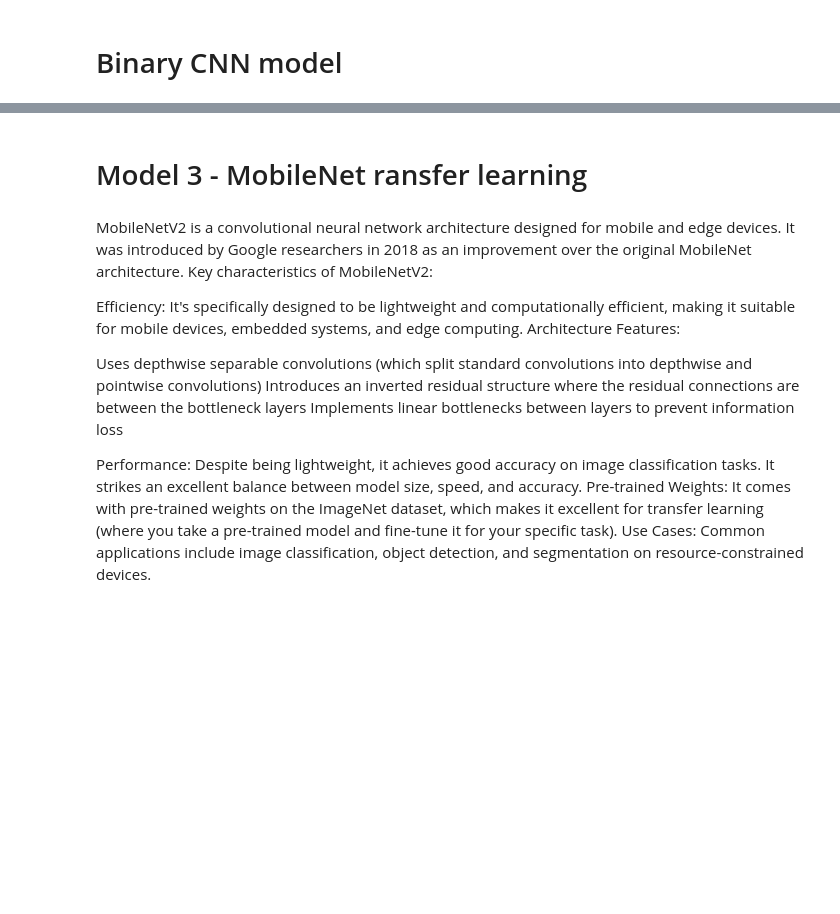
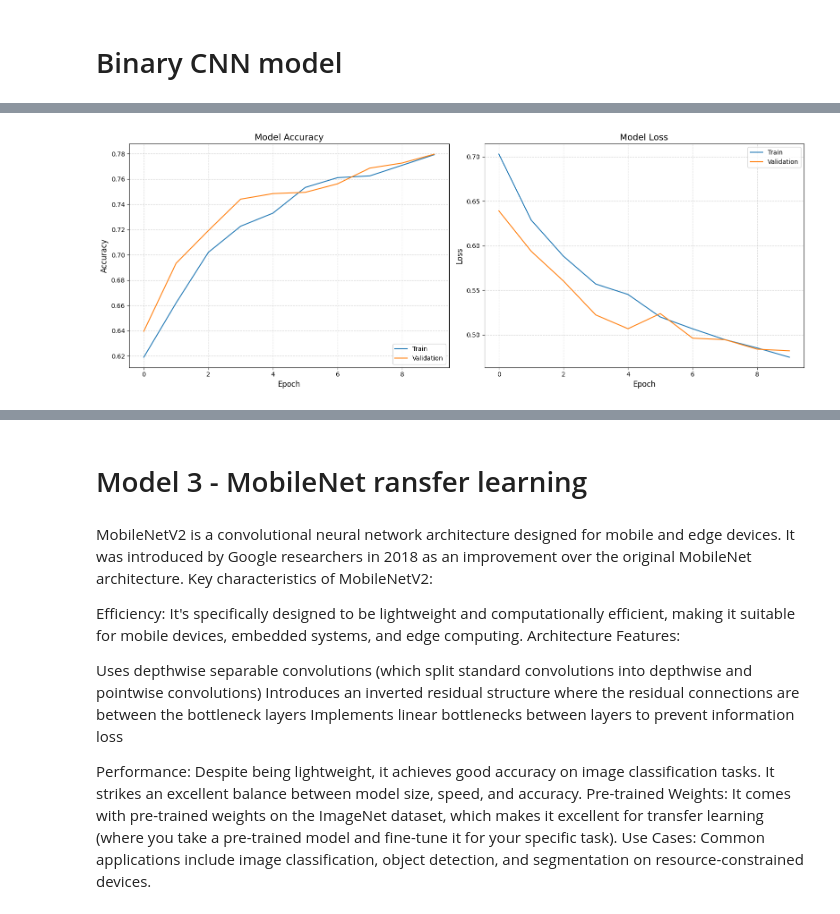
Before and after one commit to rodrigobivarazevedo/machine_learning, a Jupyter notebook: cnn_google_colab.ipynb, the cells around one changed output, grey strips where cells are left out. Drawn from its saved outputs; the diff is of its cells as text; code cells hidden in the pictures; blank space fills up the shorter version.

```diff
--- a/cnn_google_colab.ipynb
+++ b/cnn_google_colab.ipynb
@@ -614,16 +607,15 @@ Epoch 1/5
 # %%
 from tensorflow.keras.models import Sequential
 from tensorflow.keras.layers import Conv2D, MaxPooling2D, Flatten, Dense, Dropout
+from tensorflow.keras.layers import RandomFlip, RandomRotation, RandomZoom, RandomHeight, RandomWidth
+import tensorflow as tf
 
-
-def create_binary_cnn_model(data_augmentation, input_shape=(224, 224, 3)):
+def create_binary_cnn_model(input_shape=(224, 224, 3)):
 
     # Define CNN model
     model = Sequential([
-        # Apply Augmentation as a Preprocessing Layer in the Model
-        data_augmentation,
 
-        # First convolutional block
+        # First convolutional block (ensure input shape is correctly set)
         Conv2D(32, (3,3), activation='relu', input_shape=input_shape),
         MaxPooling2D(pool_size=(2,2)),
 
@@ -639,10 +631,10 @@ def create_binary_cnn_model(data_augmentation, input_shape=(224, 224, 3)):
         Flatten(),
         Dense(128, activation='relu'),
         Dropout(0.5),
-        Dense(1, activation='sigmoid')
+        Dense(1, activation='sigmoid')  # Binary classification
     ])
 
-    # Compile the model for binary classification
+    # Compile the model
     model.compile(loss="binary_crossentropy",
                  optimizer='adam',
                  metrics=["accuracy", tf.keras.metrics.Precision(), tf.keras.metrics.Recall()])
@@ -652,0 +700,11 @@ def create_binary_cnn_model(data_augmentation, input_shape=(224, 224, 3)):
+# %%
+model_2 = create_binary_cnn_model()
+
+# Fit the model
+history_2 = model_2.fit(train_data,
+                    epochs=10,
+                    steps_per_epoch=len(train_data),
+                    validation_data=val_data,
+                    validation_steps=int(len(val_data)), # validate for less steps
+                    # Track model training logs
+                    callbacks=[create_tensorboard_callback("transfer_learning", "all_data_aug")])
@@ -652,0 +750,4 @@ def create_binary_cnn_model(data_augmentation, input_shape=(224, 224, 3)):
+# %%
+plot_train_validation_history(history_2)
+# %% [output]
+[figure, added]
```
Also changed, not shown: parts of 20 cells of this notebook.
